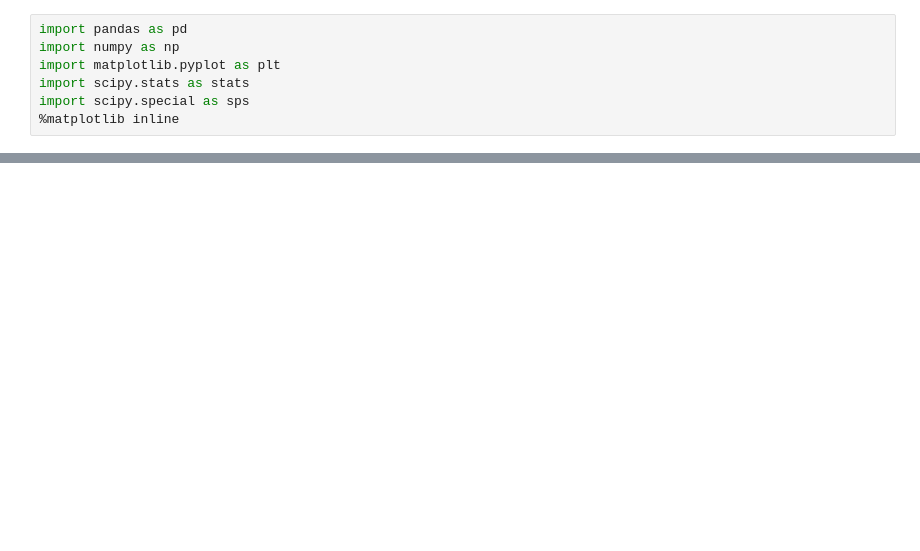
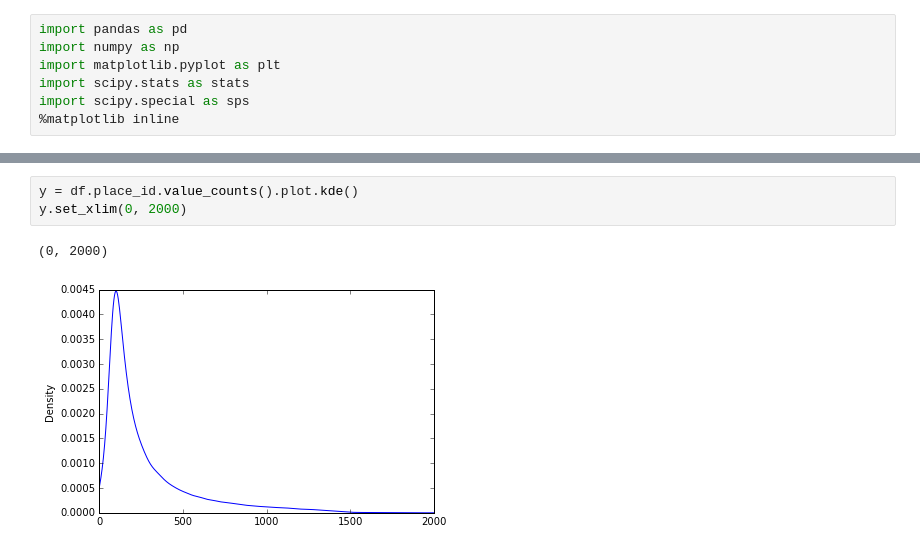
Before and after one commit to roryhr/facebook_kaggle, a Jupyter notebook: data_analysis_script.ipynb, the cells around one changed output, grey strips where cells are left out. Cells and saved outputs as stored; diff of their text form; blank space fills up the shorter version.

```diff
--- a/data_analysis_script.ipynb
+++ b/data_analysis_script.ipynb
@@ -51,0 +112,6 @@ y.set(ylabel="Duplicate frequency", xlabel="Number of duplicates")
+# %%
+y = df.place_id.value_counts().plot.kde()
+y.set_xlim(0, 2000)
+# %% [output]
+(0, 2000)
+[figure, added]
```
Also changed, not shown: parts of 29 cells of this notebook, 1 other file.
